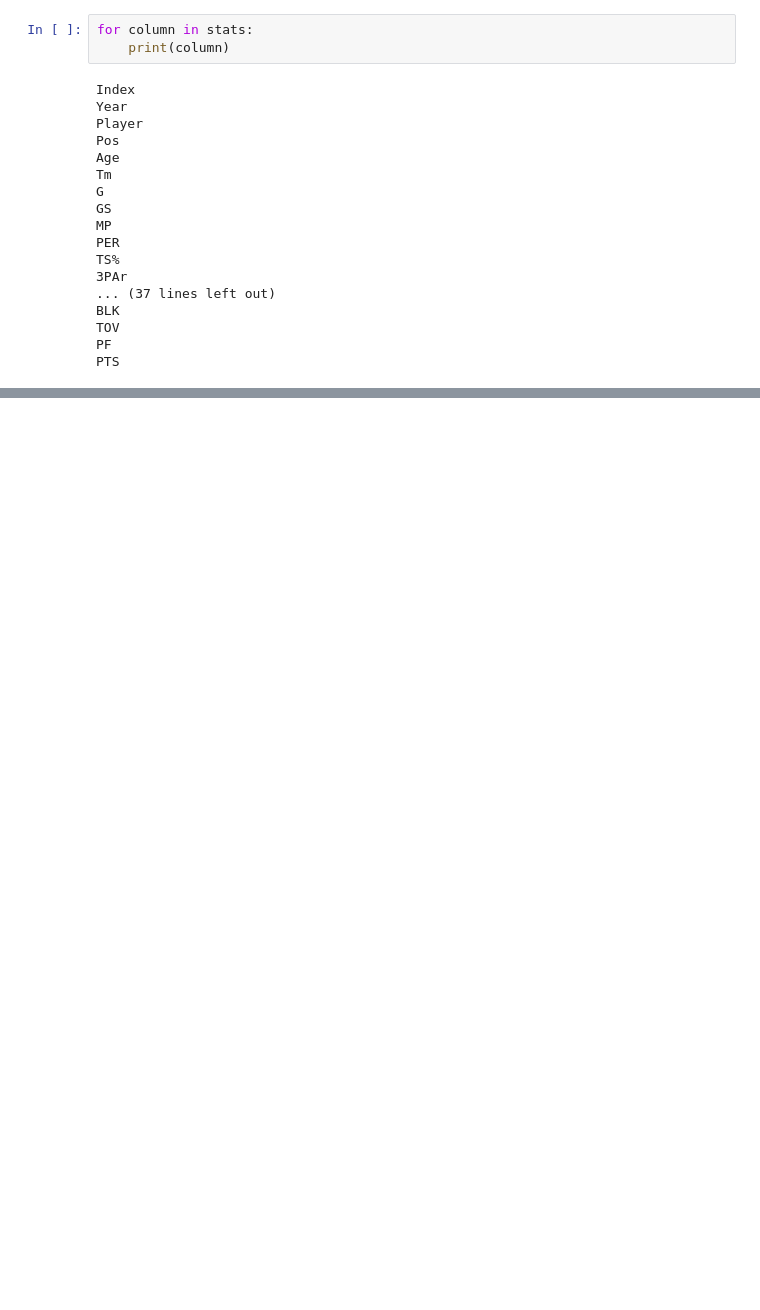
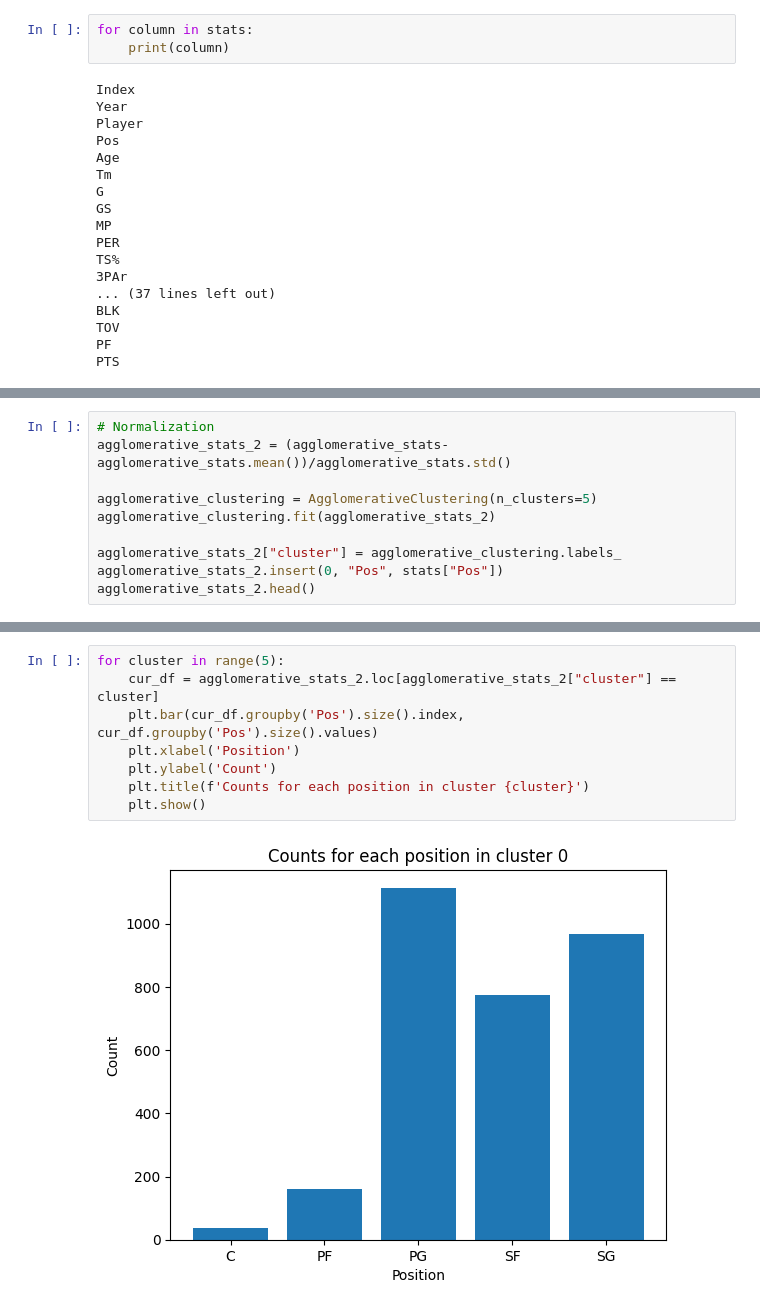
Before and after one commit to shinwookim/NBAPositionify, a Jupyter notebook: main.ipynb, the cells around one changed output, grey strips where cells are left out. Saved outputs shown, nothing was run; the diff lists cells and outputs as text; blank space fills up the shorter version.

```diff
--- a/main.ipynb
+++ b/main.ipynb
@@ -244,0 +264,10 @@ PTS
+# %%
+# Normalization
+agglomerative_stats_2 = (agglomerative_stats-agglomerative_stats.mean())/agglomerative_stats.std()
+
+agglomerative_clustering = AgglomerativeClustering(n_clusters=5)
+agglomerative_clustering.fit(agglomerative_stats_2)
+
+agglomerative_stats_2["cluster"] = agglomerative_clustering.labels_
+agglomerative_stats_2.insert(0, "Pos", stats["Pos"])
+agglomerative_stats_2.head()
@@ -244,0 +281,10 @@ PTS
+# %%
+for cluster in range(5):
+    cur_df = agglomerative_stats_2.loc[agglomerative_stats_2["cluster"] == cluster]
+    plt.bar(cur_df.groupby('Pos').size().index, cur_df.groupby('Pos').size().values)
+    plt.xlabel('Position')
+    plt.ylabel('Count')
+    plt.title(f'Counts for each position in cluster {cluster}')
+    plt.show()
+# %% [output]
+[figure, added]
```
Also changed, not shown: parts of 16 cells of this notebook.
